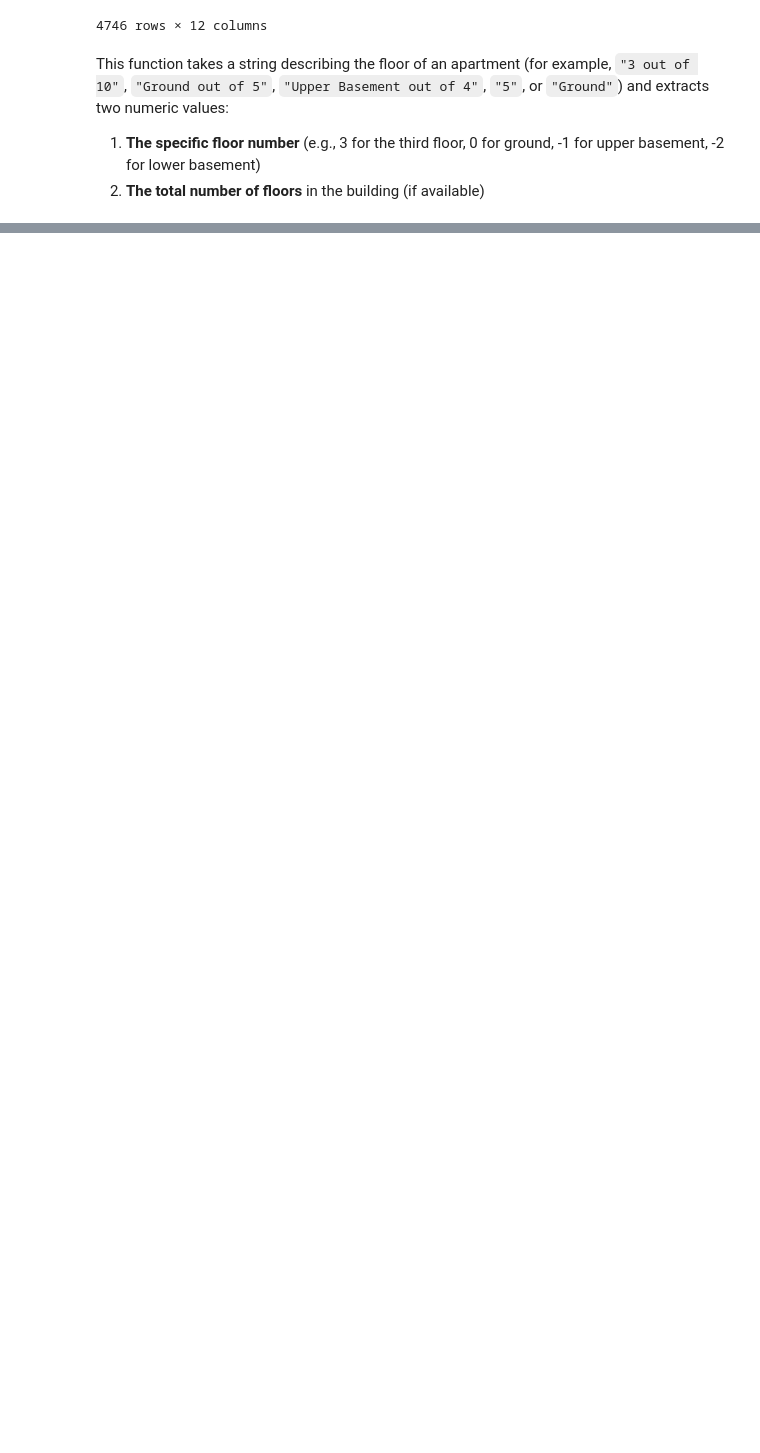
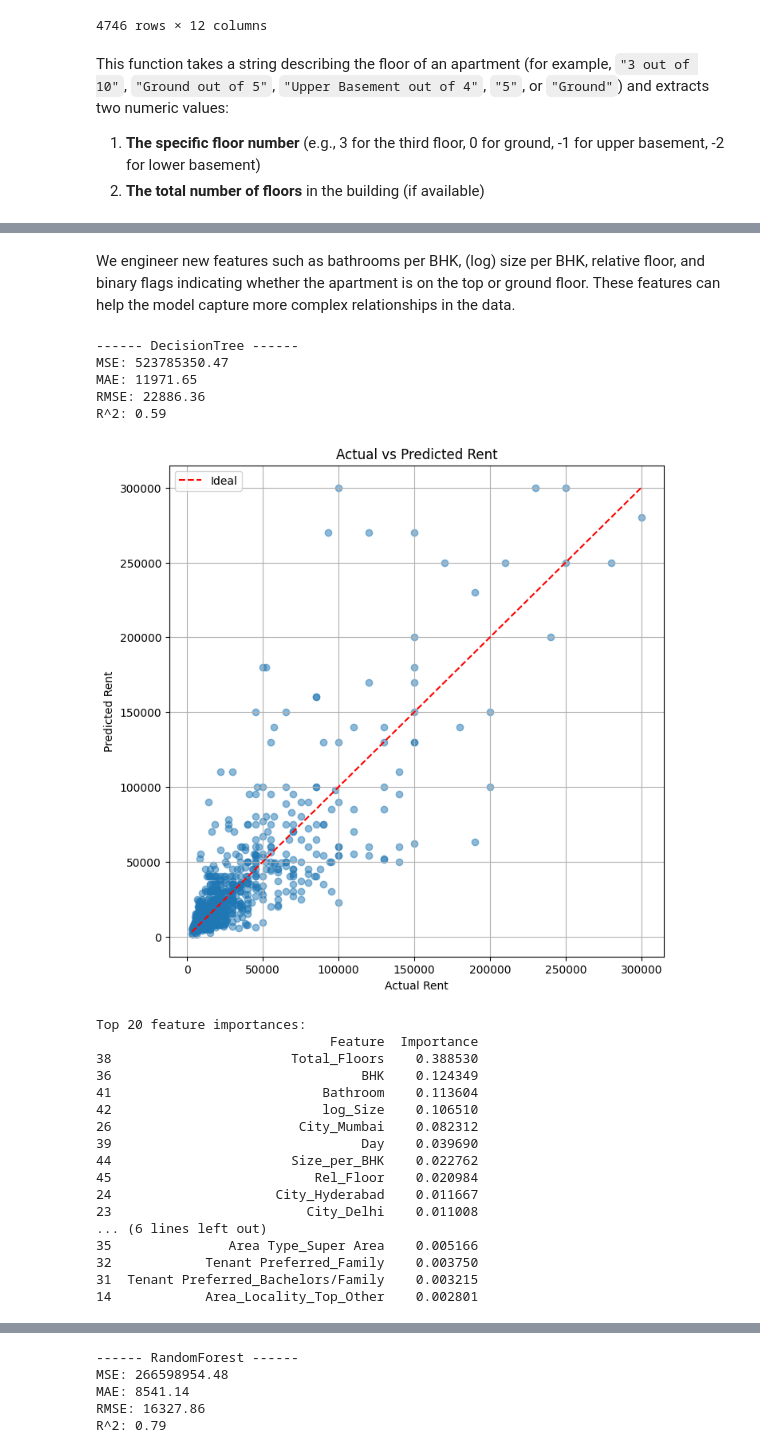
Before and after one commit to Andrej132/House_Rent_Predictions, a Jupyter notebook: notebooks/EDA_&_Modeling.ipynb, the cells around one changed output, grey strips where cells are left out. Cells and saved outputs as stored; diff of their text form; code cells hidden in the pictures; blank space fills up the shorter version.

```diff
--- a/notebooks/EDA_&_Modeling.ipynb
+++ b/notebooks/EDA_&_Modeling.ipynb
@@ -806,0 +754,71 @@ R^2: 0.87
+# %%
+X_train['Bath_per_BHK'] = X_train['Bathroom'] / X_train['BHK']
+X_test['Bath_per_BHK'] = X_test['Bathroom'] / X_test['BHK']
+
+X_train['Size_per_BHK'] = np.log1p(X_train['log_Size'] / X_train['BHK'])
+X_test['Size_per_BHK'] = np.log1p(X_test['log_Size'] / X_test['BHK'])
+
+X_train['Rel_Floor'] = X_train['Current_Floor'] / (X_train['Total_Floors'] + 1e-2)
+X_test['Rel_Floor'] = X_test['Current_Floor'] / (X_test['Total_Floors'] + 1e-2)
+
+X_train['Is_Top_Floor'] = (X_train['Current_Floor'] == X_train['Total_Floors']).astype(int)
+X_test['Is_Top_Floor'] = (X_test['Current_Floor'] == X_test['Total_Floors']).astype(int)
+
+X_train['Is_Ground_Floor'] = (X_train['Current_Floor'] == 0).astype(int)
+X_test['Is_Ground_Floor'] = (X_test['Current_Floor'] == 0).astype(int)
+# %% [markdown]
+We engineer new features such as bathrooms per BHK, (log) size per BHK, relative floor, and binary flags indicating whether the apartment is on the top or ground floor. These features can help the model capture more complex relationships in the data.
+# %%
+categorical_cols = ['Area_Locality_Top', 'City', 'Furnishing Status', 'Tenant Preferred', 'Area Type']
+
+preprocessor = ColumnTransformer(
+    transformers=[
+        ('cat', OneHotEncoder(handle_unknown='ignore'), categorical_cols)
+    ],
+    remainder='passthrough'
+)
+
+models = {
+    'DecisionTree': DecisionTreeRegressor(random_state=42),
+    'RandomForest': RandomForestRegressor(n_estimators=100, random_state=42),
+    'XGBoost': xgb.XGBRegressor(n_estimators=100, random_state=42, verbosity=0)
+}
+# %%
+for name, base_model in models.items():
+    print(f"\n------ {name} ------")
+    pipe = Pipeline([
+        ('pre', preprocessor),
+        ('model', base_model)
+    ])
+    model = train_model(pipe, X_train, y_train_log)
+    y_true, y_pred = evaluate_model(pipe, X_test, y_test)
+    plot_actual_vs_predicted(y_true, y_pred)
+    ohe = model.named_steps['pre'].named_transformers_['cat']
+    ohe_feature_names = ohe.get_feature_names_out(categorical_cols)
+    num_feature_names = [col for col in X_train.columns if col not in categorical_cols]
+    all_feature_names = list(ohe_feature_names) + num_feature_names
+    plot_feature_importance(model.named_steps['model'], all_feature_names)
+# %% [output]
+------ DecisionTree ------
+MSE: 523785350.47
+MAE: 11971.65
+RMSE: 22886.36
+R^2: 0.59
+[figure, added]
+Top 20 feature importances:
+                              Feature  Importance
+38                       Total_Floors    0.388530
+36                                BHK    0.124349
+41                           Bathroom    0.113604
+42                           log_Size    0.106510
+26                        City_Mumbai    0.082312
+39                                Day    0.039690
+44                       Size_per_BHK    0.022762
+45                          Rel_Floor    0.020984
+24                     City_Hyderabad    0.011667
+23                         City_Delhi    0.011008
+... (6 lines left out)
+35               Area Type_Super Area    0.005166
+32            Tenant Preferred_Family    0.003750
+31  Tenant Preferred_Bachelors/Family    0.003215
+14            Area_Locality_Top_Other    0.002801
@@ -806,0 +826,5 @@ R^2: 0.87
+------ RandomForest ------
+MSE: 266598954.48
+MAE: 8541.14
+RMSE: 16327.86
+R^2: 0.79
```
Also changed, not shown: parts of 38 cells of this notebook, 24 other files.
